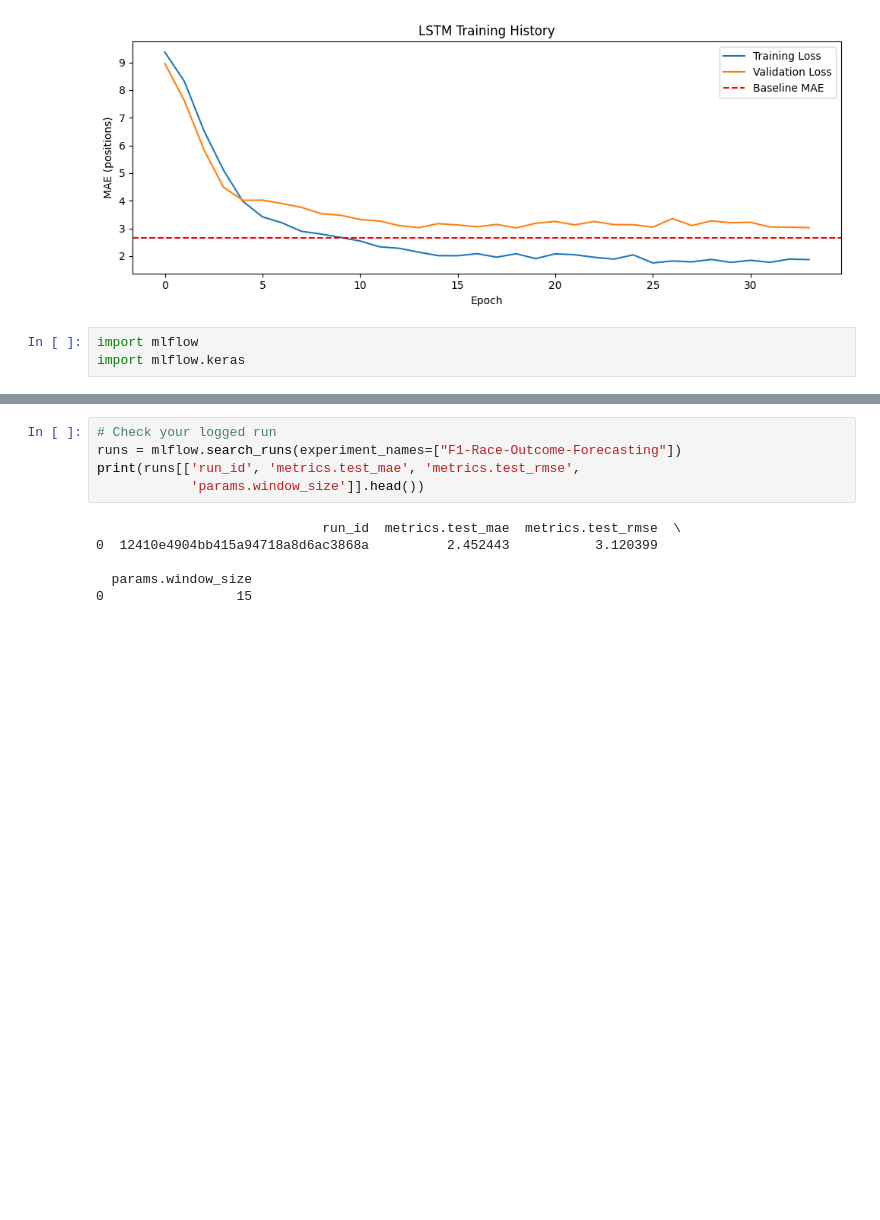
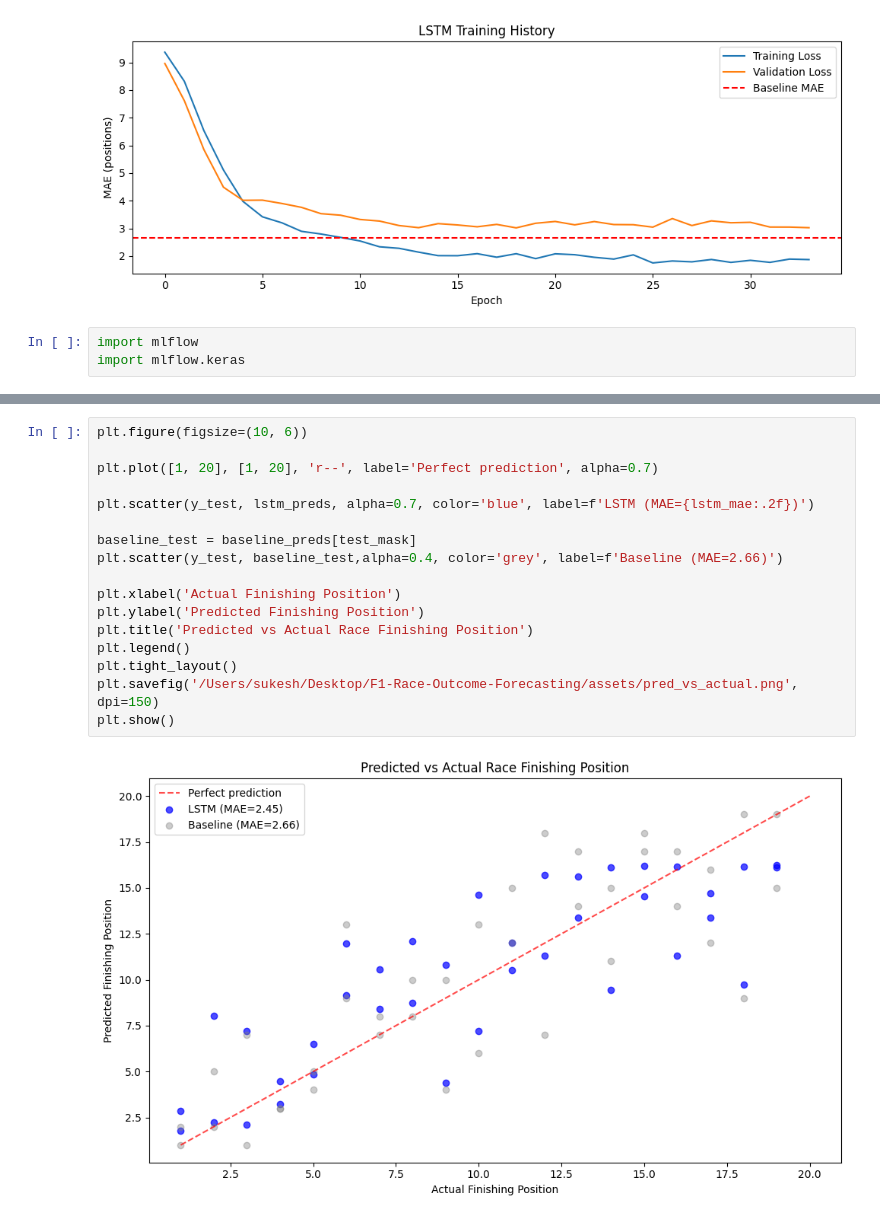
Before and after one commit to sudeep-07-hub/F1-Race-Outcome-Forecasting, a Jupyter notebook: notebooks/lstm_model.ipynb, the cells around one changed output, grey strips where cells are left out. Saved outputs shown, nothing was run; the diff lists cells and outputs as text; blank space fills up the shorter version.

```diff
--- a/notebooks/lstm_model.ipynb
+++ b/notebooks/lstm_model.ipynb
@@ -372,12 +386,20 @@ print("Run logged successfully")
 Run logged successfully
-# %%
-# Check your logged run
-runs = mlflow.search_runs(experiment_names=["F1-Race-Outcome-Forecasting"])
-print(runs[['run_id', 'metrics.test_mae', 'metrics.test_rmse',
-            'params.window_size']].head())
-# %% [output]
-                             run_id  metrics.test_mae  metrics.test_rmse  \
-0  12410e4904bb415a94718a8d6ac3868a          2.452443           3.120399
-
-  params.window_size
-0                 15
+# %%
+plt.figure(figsize=(10, 6))
+
+plt.plot([1, 20], [1, 20], 'r--', label='Perfect prediction', alpha=0.7)
+
+plt.scatter(y_test, lstm_preds, alpha=0.7, color='blue', label=f'LSTM (MAE={lstm_mae:.2f})')
+
+baseline_test = baseline_preds[test_mask]
+plt.scatter(y_test, baseline_test,alpha=0.4, color='grey', label=f'Baseline (MAE=2.66)')
+
+plt.xlabel('Actual Finishing Position')
+plt.ylabel('Predicted Finishing Position')
+plt.title('Predicted vs Actual Race Finishing Position')
+plt.legend()
+plt.tight_layout()
+plt.savefig('/Users/sukesh/Desktop/F1-Race-Outcome-Forecasting/assets/pred_vs_actual.png', dpi=150)
+plt.show()
+# %% [output]
+[figure, added]
```
Also changed, not shown: parts of 1 cell of this notebook, 8 other files.
